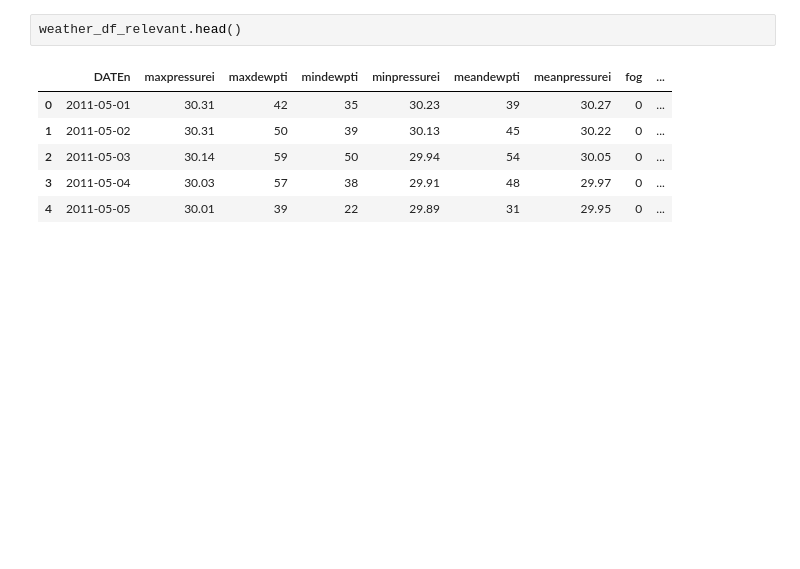
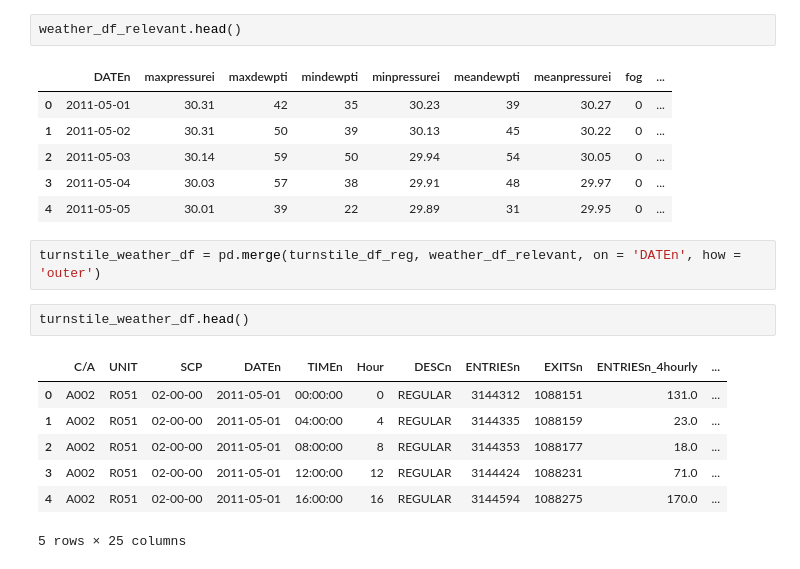
Before and after one commit to sushant2811/NYCsubwayData, a Jupyter notebook: NYCsubwayData.ipynb, the cells around one changed output. Drawn from its saved outputs; the diff is of its cells as text; blank space fills up the shorter version.

Commit message:
Merging weather and subway data

```diff
--- a/NYCsubwayData.ipynb
+++ b/NYCsubwayData.ipynb
@@ -423,3 +425,15 @@ weather_df_relevant.head()
 | 2 | 2011-05-03 | 30.14 | 59 | 50 | 29.94 | 54 | 30.05 | 0 | ... |
 | 3 | 2011-05-04 | 30.03 | 57 | 38 | 29.91 | 48 | 29.97 | 0 | ... |
 | 4 | 2011-05-05 | 30.01 | 39 | 22 | 29.89 | 31 | 29.95 | 0 | ... |
+# %%
+turnstile_weather_df = pd.merge(turnstile_df_reg, weather_df_relevant, on = 'DATEn', how = 'outer')
+# %%
+turnstile_weather_df.head()
+# %% [output]
+|  | C/A | UNIT | SCP | DATEn | TIMEn | Hour | DESCn | ENTRIESn | EXITSn | ENTRIESn_4hourly | ... |
+| 0 | A002 | R051 | 02-00-00 | 2011-05-01 | 00:00:00 | 0 | REGULAR | 3144312 | 1088151 | 131.0 | ... |
+| 1 | A002 | R051 | 02-00-00 | 2011-05-01 | 04:00:00 | 4 | REGULAR | 3144335 | 1088159 | 23.0 | ... |
+| 2 | A002 | R051 | 02-00-00 | 2011-05-01 | 08:00:00 | 8 | REGULAR | 3144353 | 1088177 | 18.0 | ... |
+| 3 | A002 | R051 | 02-00-00 | 2011-05-01 | 12:00:00 | 12 | REGULAR | 3144424 | 1088231 | 71.0 | ... |
+| 4 | A002 | R051 | 02-00-00 | 2011-05-01 | 16:00:00 | 16 | REGULAR | 3144594 | 1088275 | 170.0 | ... |
+5 rows × 25 columns
```
Also changed, not shown: parts of 5 cells of this notebook.
